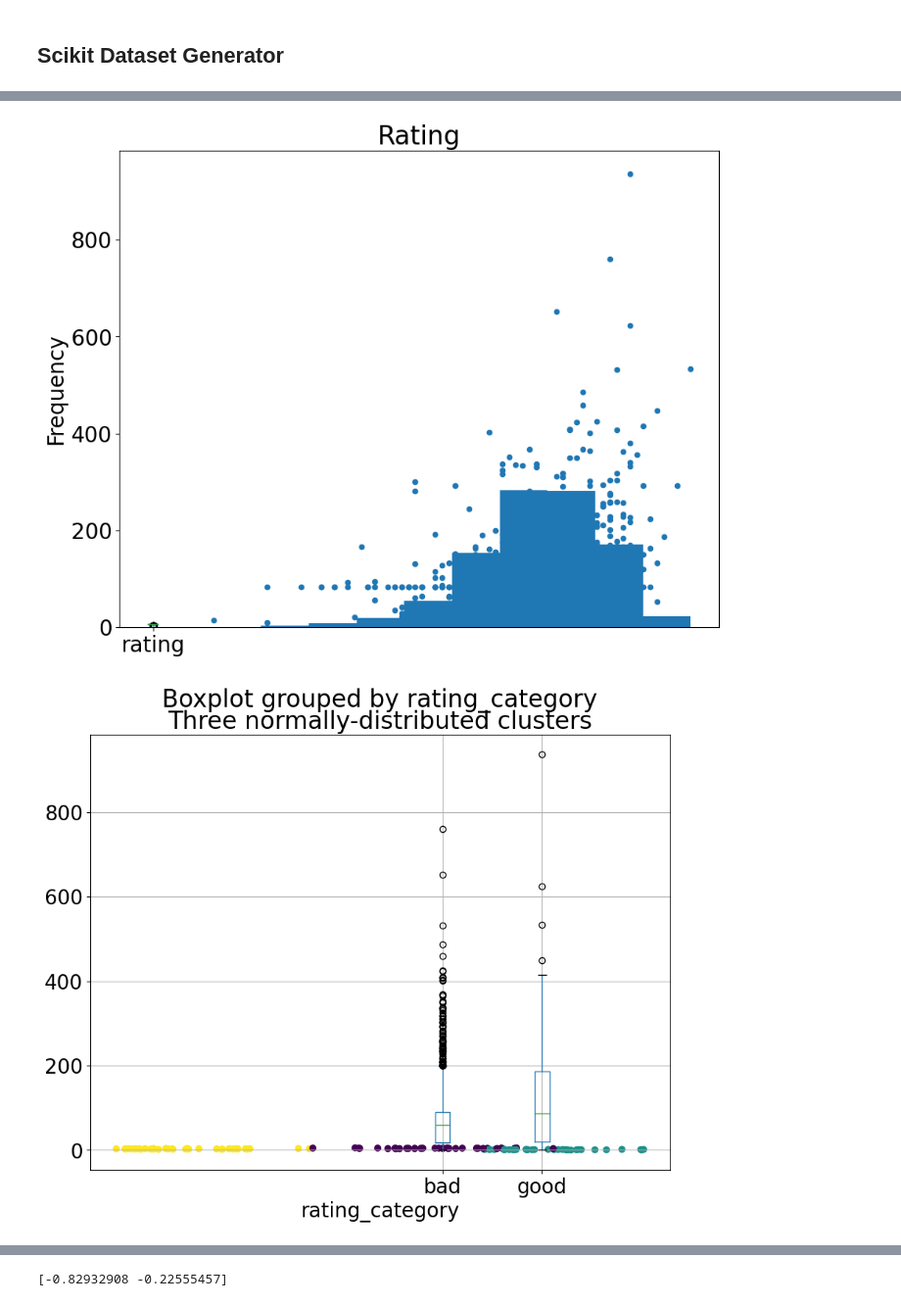
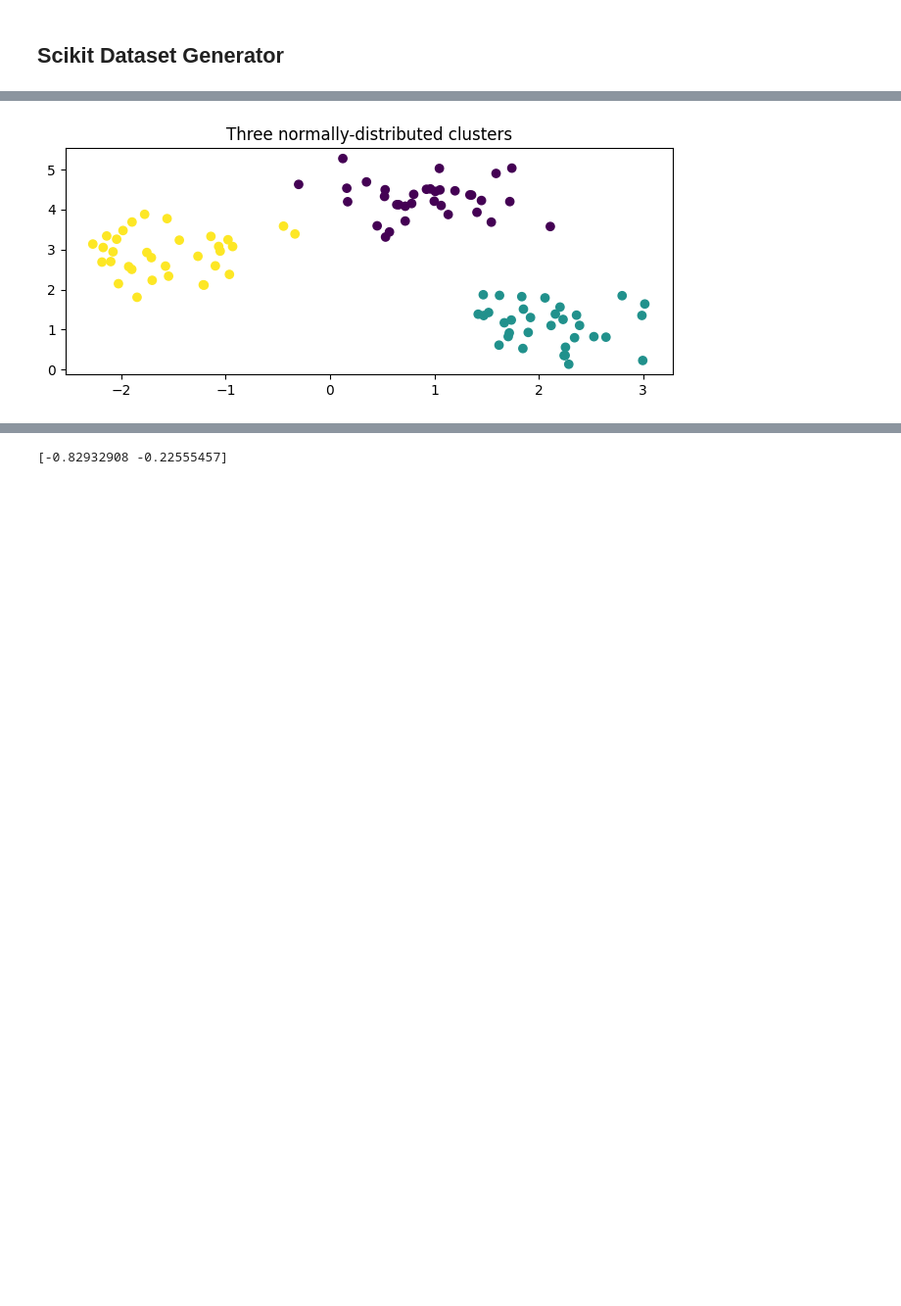
Before and after one commit to polyhedron-gdl/ml-for-finance-intro, a Jupyter notebook: 2025/01-notebooks/nb-lesson-1-2.ipynb, the cells around one changed output, grey strips where cells are left out. Shown at 98% size. Cells and saved outputs as stored; diff of their text form; code cells hidden in the pictures; blank space fills up the shorter version.

```diff
--- a/2025/01-notebooks/nb-lesson-1-2.ipynb
+++ b/2025/01-notebooks/nb-lesson-1-2.ipynb
@@ -1780,14 +1816,12 @@ Scikit-learn includes various random [sample generators](https://scikit-learn.or
 # %%
 import numpy             as np
 import matplotlib.pyplot as plt
-
 from sklearn.datasets import make_blobs
 
 X, y = make_blobs(centers=3, cluster_std=0.5, random_state=0)
-
+plt.figure(figsize=(8, 3))  # Set the figure size to 8 inches wide and 6 inches tall
 plt.scatter(X[:, 0], X[:, 1], c=y)
 plt.title("Three normally-distributed clusters")
 plt.show()
 # %% [output]
-[figure, old version]
+[figure, new version]
-[figure, removed]
```
Also changed, not shown: parts of 36 cells of this notebook, 45 other files.
